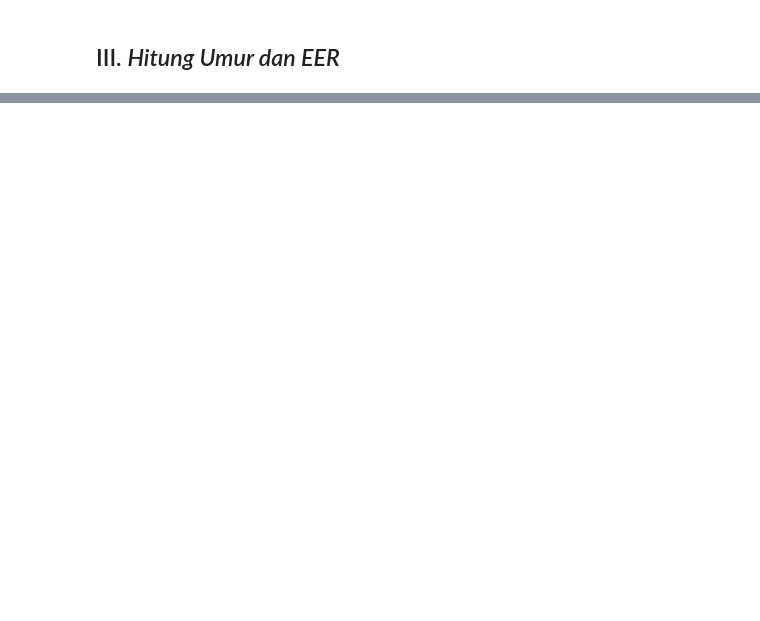
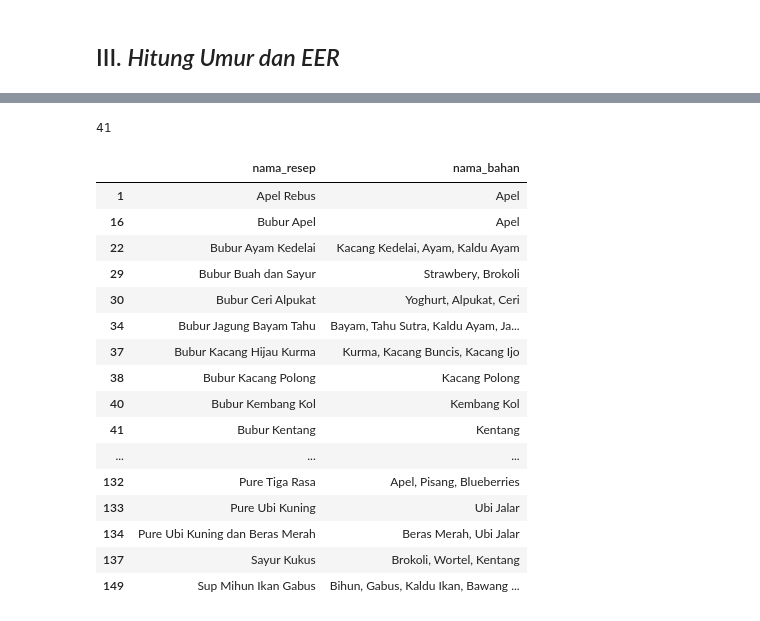
Before and after one commit to fathur666/SIMPASI, a Jupyter notebook: SIMPASI_MODEL.ipynb, the cells around one changed output, grey strips where cells are left out. Cells and saved outputs as stored; diff of their text form; code cells hidden in the pictures; blank space fills up the shorter version.

Commit message:
Create Working Recommendation Model

```diff
--- a/SIMPASI_MODEL.ipynb
+++ b/SIMPASI_MODEL.ipynb
@@ -394,0 +632,5 @@ Kebutuhan energi harianmu: 482 - 589 Joule
+# %%
+cached_train = train.shuffle(10).batch(16).cache()
+cached_test = test.batch(8).cache()
+# %%
+model.fit(cached_train, epochs=5)
@@ -394,0 +689,14 @@ Kebutuhan energi harianmu: 482 - 589 Joule
+# %%
+with tempfile.TemporaryDirectory() as tmp:
+  path = os.path.join(tmp, "model")
+
+  # Save the index.
+  tf.saved_model.save(index, path)
+
+  # Load it back; can also be done in TensorFlow Serving.
+  loaded = tf.saved_model.load(path)
+
+  # Pass a user id in, get top predicted movie titles back.
+  scores, titles = loaded(["42"])
+
+  print(f"Recommendations: {titles[0][:41]}")
@@ -394,0 +724,5 @@ Kebutuhan energi harianmu: 482 - 589 Joule
+# %%
+titles_numpy = np.array(titles).transpose().astype(str)
+
+rekomendasi = pd.DataFrame(titles_numpy, columns=["rekomendasi_resep"])
+rekomendasi.head()
@@ -421,0 +742,39 @@ komposisi_resep[~mask]
+# %%
+list_rekomendasi = [a for a in rekomendasi["rekomendasi_resep"]]
+print(len(list_rekomendasi))
+# mask = komposisi_resep_filtered.nama_bahan.isin(list_rekomendasi)
+# for i in mask.index:
+#   if mask[x] == True:
+#     resep_bulan_6.append(cek_bulan.pagi[x])
+#     resep_bulan_6.append(cek_bulan.siang[x])
+
+#   mask = komposisi_resep_filtered.nama_resep.isin([rekomendasi['rekomendasi_resep'][i]])
+
+#   for x in range(len(mask)):
+#     if mask[x] == True:
+#       komposisi_resep_filtered.nama_bahan[x]
+
+
+mask = komposisi_resep_filtered.nama_resep.isin(list_rekomendasi)
+rekomendasi_resep_alergi = komposisi_resep_filtered[mask]
+len(rekomendasi_resep_alergi)
+rekomendasi_resep_alergi
+# %% [output]
+41
+|  | nama_resep | nama_bahan |
+| 1 | Apel Rebus | Apel |
+| 16 | Bubur Apel | Apel |
+| 22 | Bubur Ayam Kedelai | Kacang Kedelai, Ayam, Kaldu Ayam |
+| 29 | Bubur Buah dan Sayur | Strawbery, Brokoli |
+| 30 | Bubur Ceri Alpukat | Yoghurt, Alpukat, Ceri |
+| 34 | Bubur Jagung Bayam Tahu | Bayam, Tahu Sutra, Kaldu Ayam, Ja... |
+| 37 | Bubur Kacang Hijau Kurma | Kurma, Kacang Buncis, Kacang Ijo |
+| 38 | Bubur Kacang Polong | Kacang Polong |
+| 40 | Bubur Kembang Kol | Kembang Kol |
+| 41 | Bubur Kentang | Kentang |
+| ... | ... | ... |
+| 132 | Pure Tiga Rasa | Apel, Pisang, Blueberries |
+| 133 | Pure Ubi Kuning | Ubi Jalar |
+| 134 | Pure Ubi Kuning dan Beras Merah | Beras Merah, Ubi Jalar |
+| 137 | Sayur Kukus | Brokoli, Wortel, Kentang |
+| 149 | Sup Mihun Ikan Gabus | Bihun, Gabus, Kaldu Ikan, Bawang ... |
```
Also changed, not shown: parts of 61 cells of this notebook.
